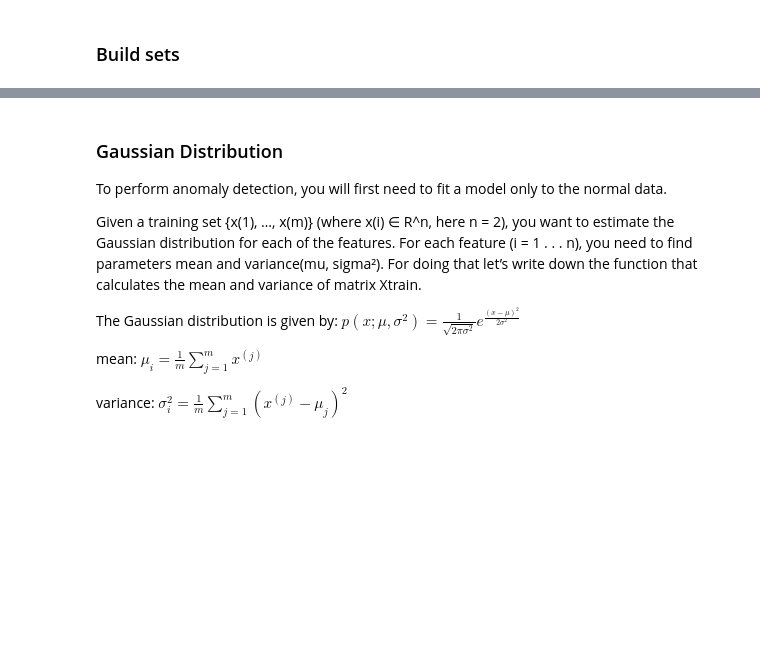
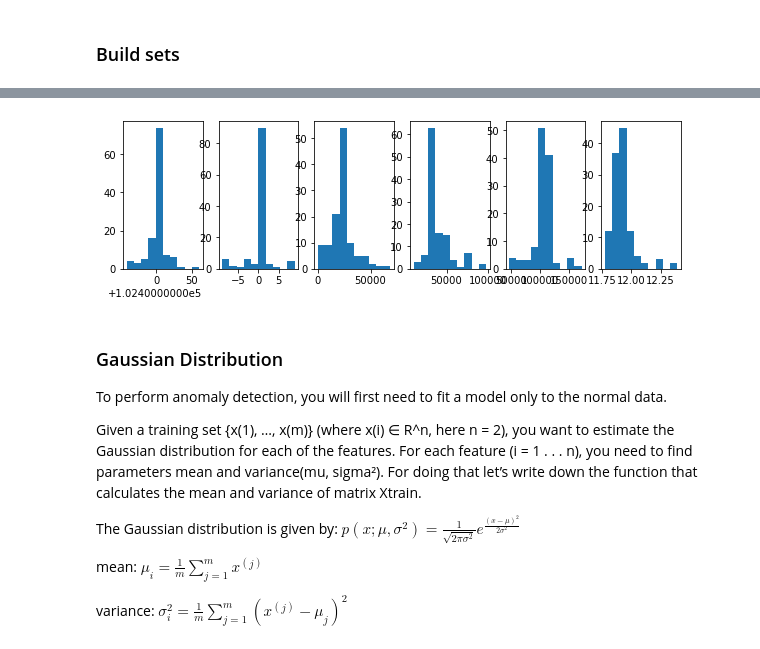
Before and after one commit to joaodiogo10/AAS_Project, a Jupyter notebook: anomaly_detection/Anomaly_Detection.ipynb, the cells around one changed output, grey strips where cells are left out. Drawn from its saved outputs; the diff is of its cells as text; code cells hidden in the pictures; blank space fills up the shorter version.

```diff
--- a/anomaly_detection/Anomaly_Detection.ipynb
+++ b/anomaly_detection/Anomaly_Detection.ipynb
@@ -173,9 +209,11 @@ Plot the histograms of each feature and get figure simular to Fig.2.
 # %%
 plt.figure(figsize=(10, 6))
 
-for i in range (0, 3):
-    plt.subplot(2, 3, i + 1)
+for i in range (0, n_features):
+    plt.subplot(2, n_features, i + 1)
     plt.hist(x_train[:, i])
+# %% [output]
+[figure, added]
 # %% [markdown]
 ### Gaussian Distribution
 
```
Also changed, not shown: parts of 15 cells of this notebook, 6 other files.
